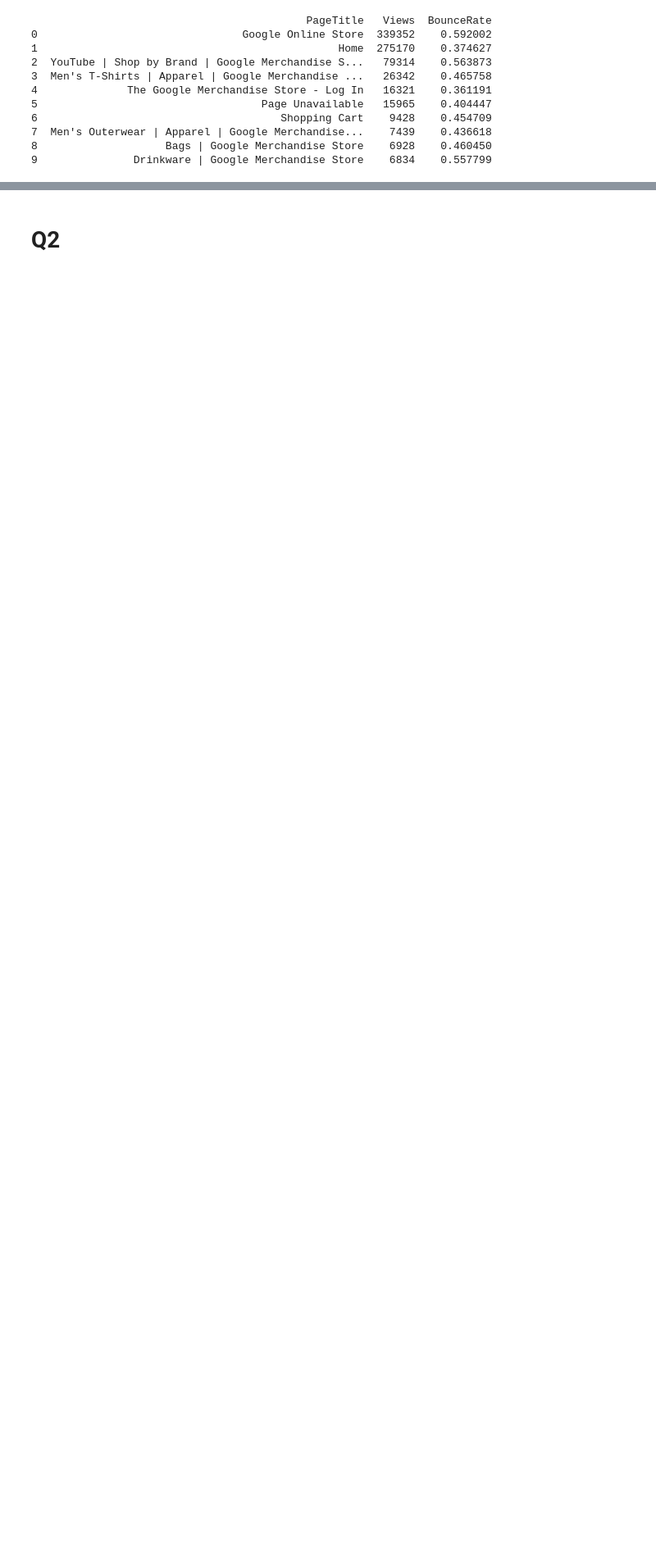
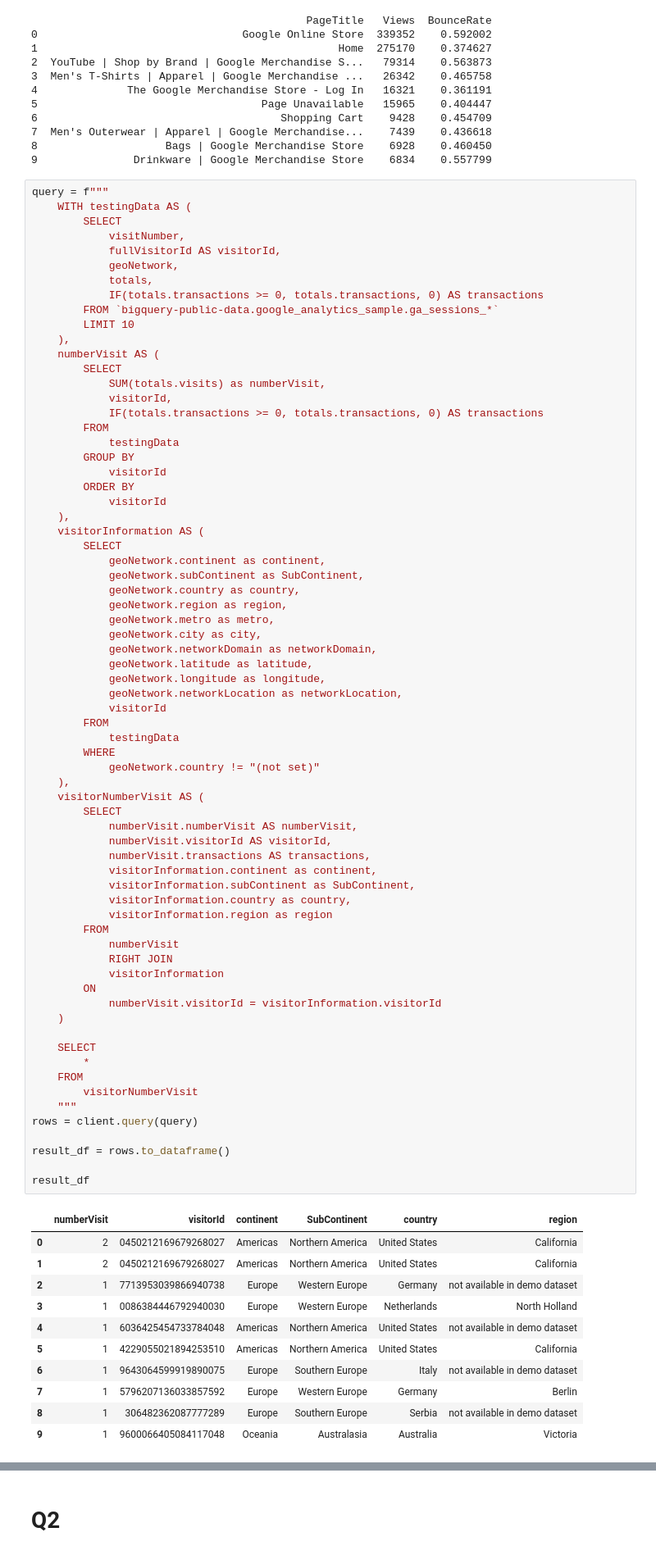
Before and after one commit to woobrandon/DSA3101-Potato-Wedges, a Jupyter notebook: GoogleAnalyticsAnalysis.ipynb, the cells around one changed output, grey strips where cells are left out. Shown: that part at 82% size. Drawn from its saved outputs; the diff is of its cells as text; blank space fills up the shorter version.

```diff
--- a/GoogleAnalyticsAnalysis.ipynb
+++ b/GoogleAnalyticsAnalysis.ipynb
@@ -75,3 +48,84 @@ print(result_df, "\n")
 7  Men's Outerwear | Apparel | Google Merchandise...    7439    0.436618
 8                    Bags | Google Merchandise Store    6928    0.460450
 9               Drinkware | Google Merchandise Store    6834    0.557799
+# %%
+query = f"""
+    WITH testingData AS (
+        SELECT
+            visitNumber,
+            fullVisitorId AS visitorId,
+            geoNetwork,
+            totals,
+            IF(totals.transactions >= 0, totals.transactions, 0) AS transactions
+        FROM `bigquery-public-data.google_analytics_sample.ga_sessions_*`
+        LIMIT 10
+    ),
+    numberVisit AS (
+        SELECT
+            SUM(totals.visits) as numberVisit,
+            visitorId,
+            IF(totals.transactions >= 0, totals.transactions, 0) AS transactions
+        FROM
+            testingData
+        GROUP BY
+            visitorId
+        ORDER BY
+            visitorId
+    ),
+    visitorInformation AS (
+        SELECT
+            geoNetwork.continent as continent,
+            geoNetwork.subContinent as SubContinent,
+            geoNetwork.country as country,
+            geoNetwork.region as region,
+            geoNetwork.metro as metro,
+            geoNetwork.city as city,
+            geoNetwork.networkDomain as networkDomain,
+            geoNetwork.latitude as latitude,
+            geoNetwork.longitude as longitude,
+            geoNetwork.networkLocation as networkLocation,
+            visitorId
+        FROM
+            testingData
+        WHERE
+            geoNetwork.country != "(not set)"
+    ),
+    visitorNumberVisit AS (
+        SELECT
+            numberVisit.numberVisit AS numberVisit,
+            numberVisit.visitorId AS visitorId,
+            numberVisit.transactions AS transactions,
+            visitorInformation.continent as continent,
+            visitorInformation.subContinent as SubContinent,
+            visitorInformation.country as country,
+            visitorInformation.region as region
+        FROM
+            numberVisit
+            RIGHT JOIN
+            visitorInformation
+        ON
+            numberVisit.visitorId = visitorInformation.visitorId
+    )
+
+    SELECT
+        *
+    FROM
+        visitorNumberVisit
+    """
+rows = client.query(query)
+
+result_df = rows.to_dataframe()
+
+result_df
+# %% [output]
+|  | numberVisit | visitorId | continent | SubContinent | country | region |
+| 0 | 2 | 0450212169679268027 | Americas | Northern America | United States | California |
+| 1 | 2 | 0450212169679268027 | Americas | Northern America | United States | California |
+| 2 | 1 | 7713953039866940738 | Europe | Western Europe | Germany | not available in demo dataset |
+| 3 | 1 | 0086384446792940030 | Europe | Western Europe | Netherlands | North Holland |
+| 4 | 1 | 6036425454733784048 | Americas | Northern America | United States | not available in demo dataset |
+| 5 | 1 | 4229055021894253510 | Americas | Northern America | United States | California |
+| 6 | 1 | 9643064599919890075 | Europe | Southern Europe | Italy | not available in demo dataset |
+| 7 | 1 | 5796207136033857592 | Europe | Western Europe | Germany | Berlin |
+| 8 | 1 | 306482362087777289 | Europe | Southern Europe | Serbia | not available in demo dataset |
+| 9 | 1 | 9600066405084117048 | Oceania | Australasia | Australia | Victoria |
```
Also changed, not shown: parts of 5 cells of this notebook.
